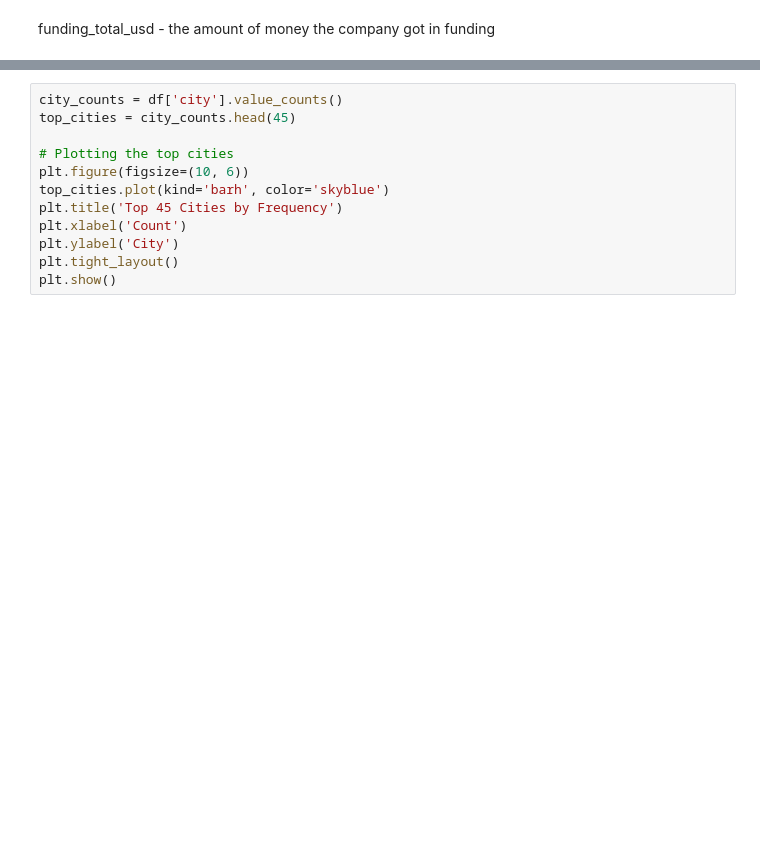
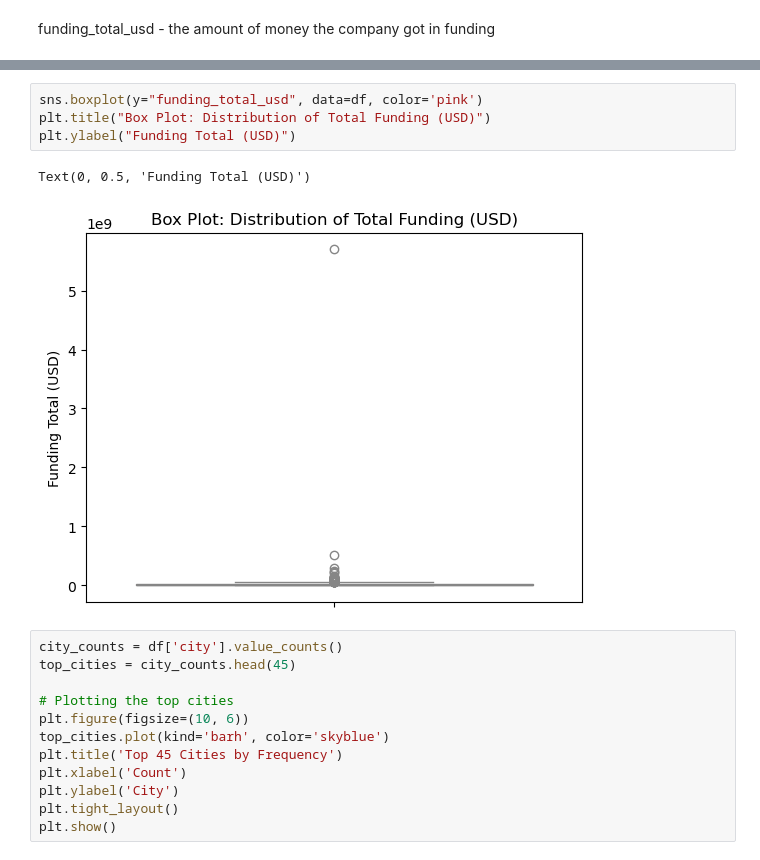
Before and after one commit to MayaVB/Applied_DS_Project, a Jupyter notebook: notebooks/EDA_temp.ipynb, the cells around one changed output, grey strips where cells are left out. Saved outputs shown, nothing was run; the diff lists cells and outputs as text; blank space fills up the shorter version.

```diff
--- a/notebooks/EDA_temp.ipynb
+++ b/notebooks/EDA_temp.ipynb
@@ -264,3 +247,10 @@ df.loc[(df['funding_total_usd'] > upper_bound) | (df['funding_total_usd'] < lowe
+# %%
+sns.boxplot(y="funding_total_usd", data=df, color='pink')
+plt.title("Box Plot: Distribution of Total Funding (USD)")
+plt.ylabel("Funding Total (USD)")
+# %% [output]
+Text(0, 0.5, 'Funding Total (USD)')
+[figure, added]
 # %%
 city_counts = df['city'].value_counts()
 top_cities = city_counts.head(45)
```
Also changed, not shown: parts of 17 cells of this notebook.
